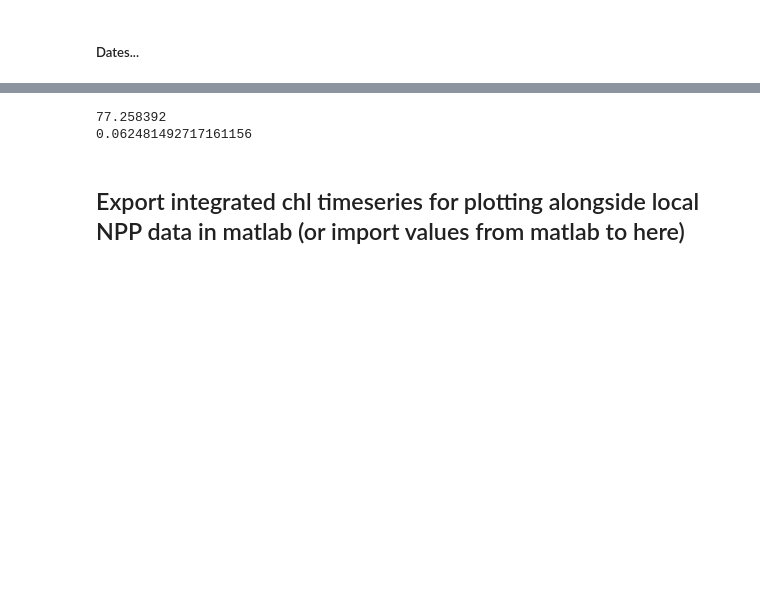
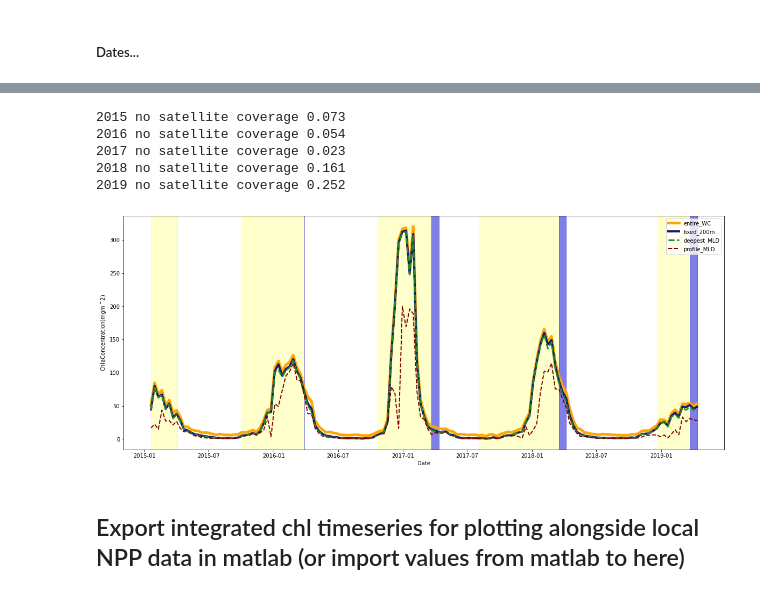
Before and after one commit to ClaraCDouglas/net_community_production, a Jupyter notebook: notebooks/FromBieito/UnderIceAnalysis.ipynb, the cells around one changed output, grey strips where cells are left out. Saved outputs shown, nothing was run; the diff lists cells and outputs as text; code cells hidden in the pictures; blank space fills up the shorter version.

Commit message:
Loop for all active years to calculate chl during no satellite coverage ice-free profiles

```diff
--- a/notebooks/FromBieito/UnderIceAnalysis.ipynb
+++ b/notebooks/FromBieito/UnderIceAnalysis.ipynb
@@ -546,11 +547,45 @@ print(nolight2016)
 # %%
-nolight2016=np.int_(nolight2016)
-totNL2016=np.round(np.nansum(chl_intrWC[nolight2016]),6)
-print(totNL2016)
-print(totNL2016/tot2016)
+for yix in range(startyear,endyear+1,1):
+    #could add if rule: if len(AllFloats['5904472'][endyear]["aust_ix"])<34: continue... or [] =np.nan
+
+    #### Total chl when satellite field of view reduces during March, but before ice returns
+    AllFloats['5904472'][yix]["Tot_nosat_chl"]=np.round(np.nansum(chl_intrWC[AllFloats['5904472'][yix]["no_sat"]]),6)
+    #print(AllFloats['5904472'][yix]["Tot_nolight_chl"])
+
+    #### proportion under ice for austral year
+    AllFloats['5904472'][yix]["Prop_nosat"]=AllFloats['5904472'][yix]["Tot_nosat_chl"]/AllFloats['5904472'][yix]["Tot_aus_chl"]
+    #print(AllFloats['5904472'][yix]["Prop_nolight"])
+
+for yix in range(startyear,endyear+1,1):
+    print(yix,"no satellite coverage",np.round(AllFloats['5904472'][yix]["Prop_nosat"],3))
 # %% [output]
-77.258392
-0.062481492717161156
+2015 no satellite coverage 0.073
+2016 no satellite coverage 0.054
+2017 no satellite coverage 0.023
+2018 no satellite coverage 0.161
+2019 no satellite coverage 0.252
+# %%
+fig, ax = plt.subplots(figsize = (20, 8))
+#chl_intr200, chl_intr_dMLD, dint_chla
+entire_WC,=plt.plot(FLOAT.gr["date_dt"],chl_intrWC, c='orange',ls='-',lw=5)
+fixed_200m,=plt.plot(FLOAT.gr["date_dt"],chl_intr200, c='midnightblue',ls='-',lw=4)
+deepest_MLD,=plt.plot(FLOAT.gr["date_dt"],chl_intr_dMLD, c='forestgreen',ls='--',lw=3)
+profile_MLD,=plt.plot(FLOAT.gr["date_dt"],dint_chla, c='maroon',ls='--',lw=2)
+
+for yix in range(startyear,endyear+1,1):
+    #plt.axvspan(FLOAT.gr["date_dt"][AllFloats[FLOAT.gr["WMO_code"]][yix]["underice_ix"][0]], FLOAT.gr["date_dt"][AllFloats[FLOAT.gr["WMO_code"]][yix]["underice_ix"][-1]], color='grey', alpha=0.2)
+    plt.axvspan(FLOAT.gr["date_dt"][AllFloats[FLOAT.gr["WMO_code"]][yix]["icefree_ix"][0]], FLOAT.gr["date_dt"][AllFloats[FLOAT.gr["WMO_code"]][yix]["icefree_ix"][-1]], color='yellow', alpha=0.2)
+    plt.axvspan(FLOAT.gr["date_dt"][AllFloats[FLOAT.gr["WMO_code"]][yix]["no_sat"][0]], FLOAT.gr["date_dt"][AllFloats[FLOAT.gr["WMO_code"]][yix]["no_sat"][-1]], color='blue', alpha=0.5)
+
+
+ax.legend([entire_WC,fixed_200m, deepest_MLD,profile_MLD], ['entire_WC','fixed_200m', 'deepest_MLD', 'profile_MLD'])
+#plt.gca().invert_yaxis()
+plt.ylabel(r'$\mathregular {Chl a Concentration (mg {m^-2})}$')
+plt.xlabel('Date')
+#plt.title('Nitrate profile #1 from {0}'.format(timestamps[0]));
+plt.show()
+# %% [output]
+[figure, added]
 # %% [markdown]
 ## Export integrated chl timeseries for plotting alongside local NPP data in matlab (or import values from matlab to here)
 # %% [markdown]
```
Also changed, not shown: parts of 11 cells of this notebook.
